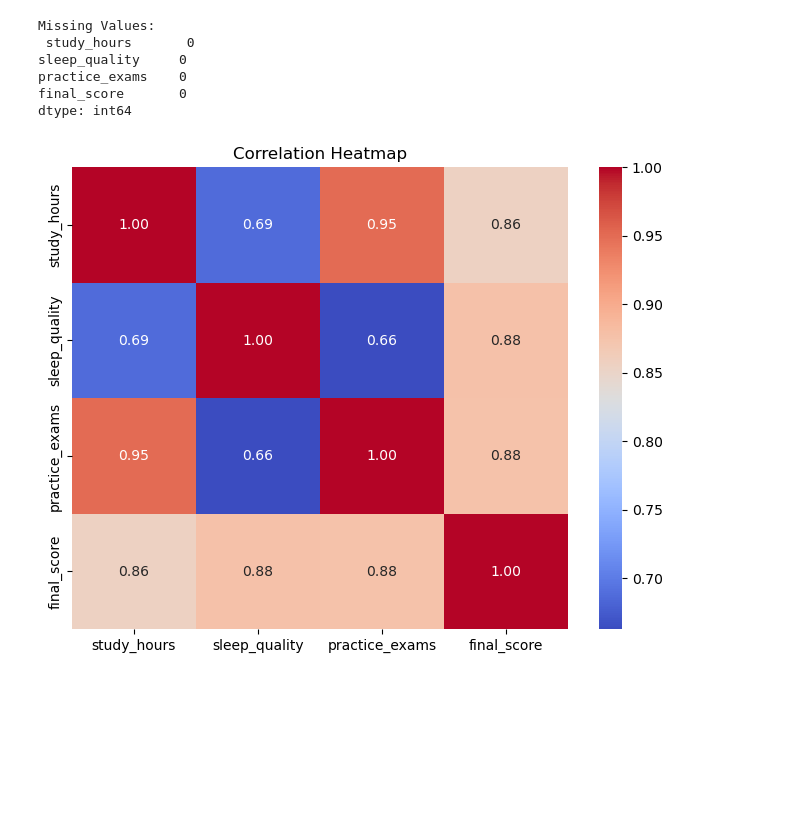
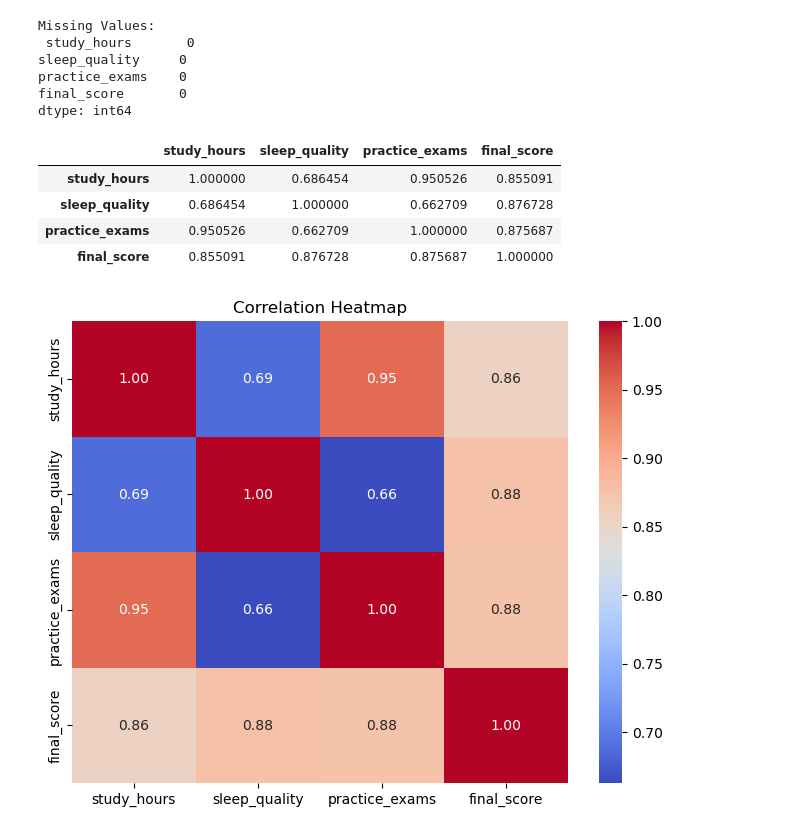
Before and after one commit to gurayarik/MIS447, a Jupyter notebook: 1-linear_regression/1_2_multiple_linear_notebook.ipynb, the cells around one changed output. Saved outputs shown, nothing was run; the diff lists cells and outputs as text; code cells hidden in the pictures; blank space fills up the shorter version.

```diff
--- a/1-linear_regression/1_2_multiple_linear_notebook.ipynb
+++ b/1-linear_regression/1_2_multiple_linear_notebook.ipynb
@@ -71,6 +74,14 @@ sleep_quality     0
 practice_exams    0
 final_score       0
 dtype: int64
+# %%
+df.corr()
+# %% [output]
+|  | study_hours | sleep_quality | practice_exams | final_score |
+| study_hours | 1.000000 | 0.686454 | 0.950526 | 0.855091 |
+| sleep_quality | 0.686454 | 1.000000 | 0.662709 | 0.876728 |
+| practice_exams | 0.950526 | 0.662709 | 1.000000 | 0.875687 |
+| final_score | 0.855091 | 0.876728 | 0.875687 | 1.000000 |
 # %%
 # see the correlation between variables
 plt.figure(figsize=(8, 6))
```
Also changed, not shown: parts of 3 cells of this notebook, 9 other files.
